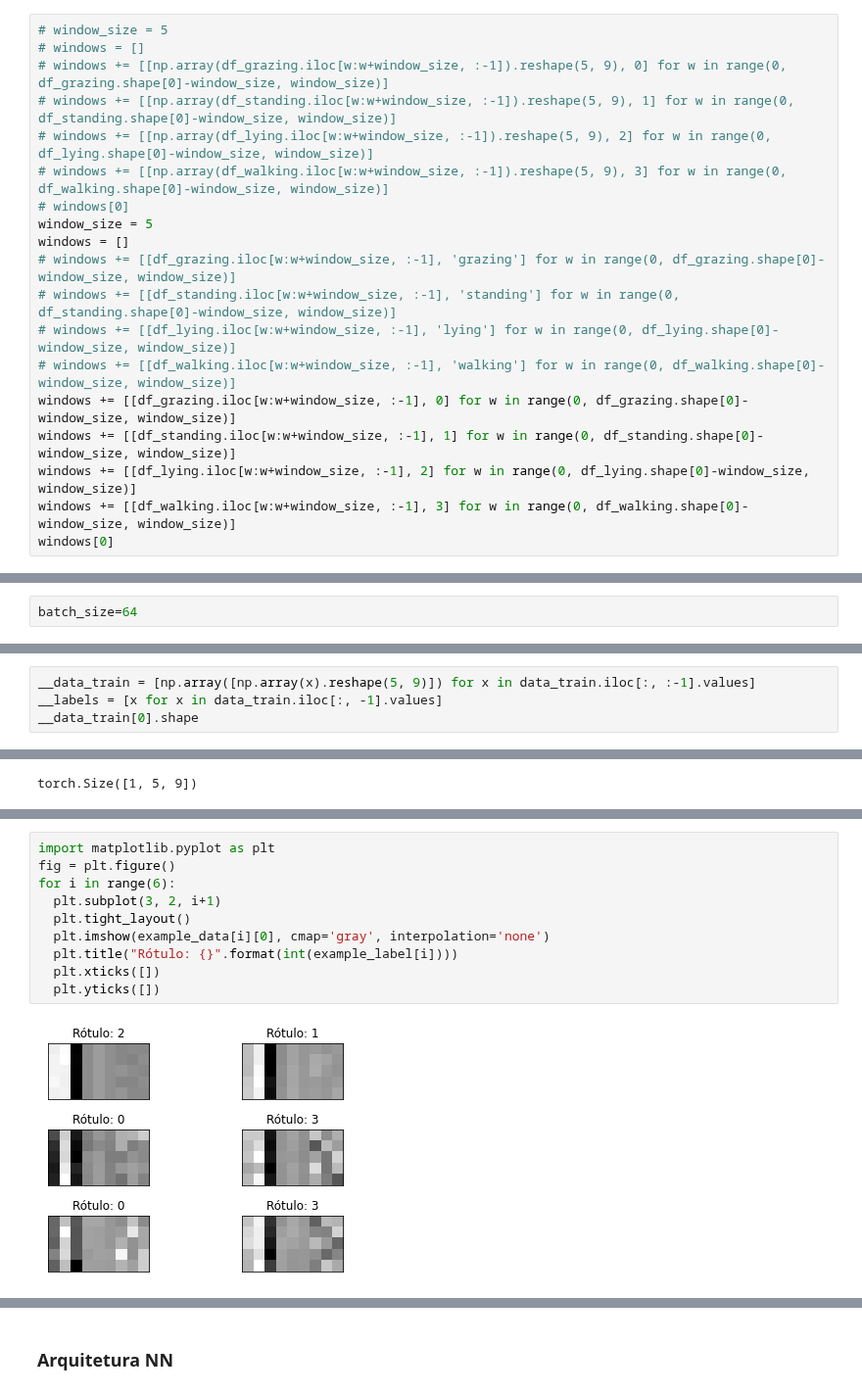
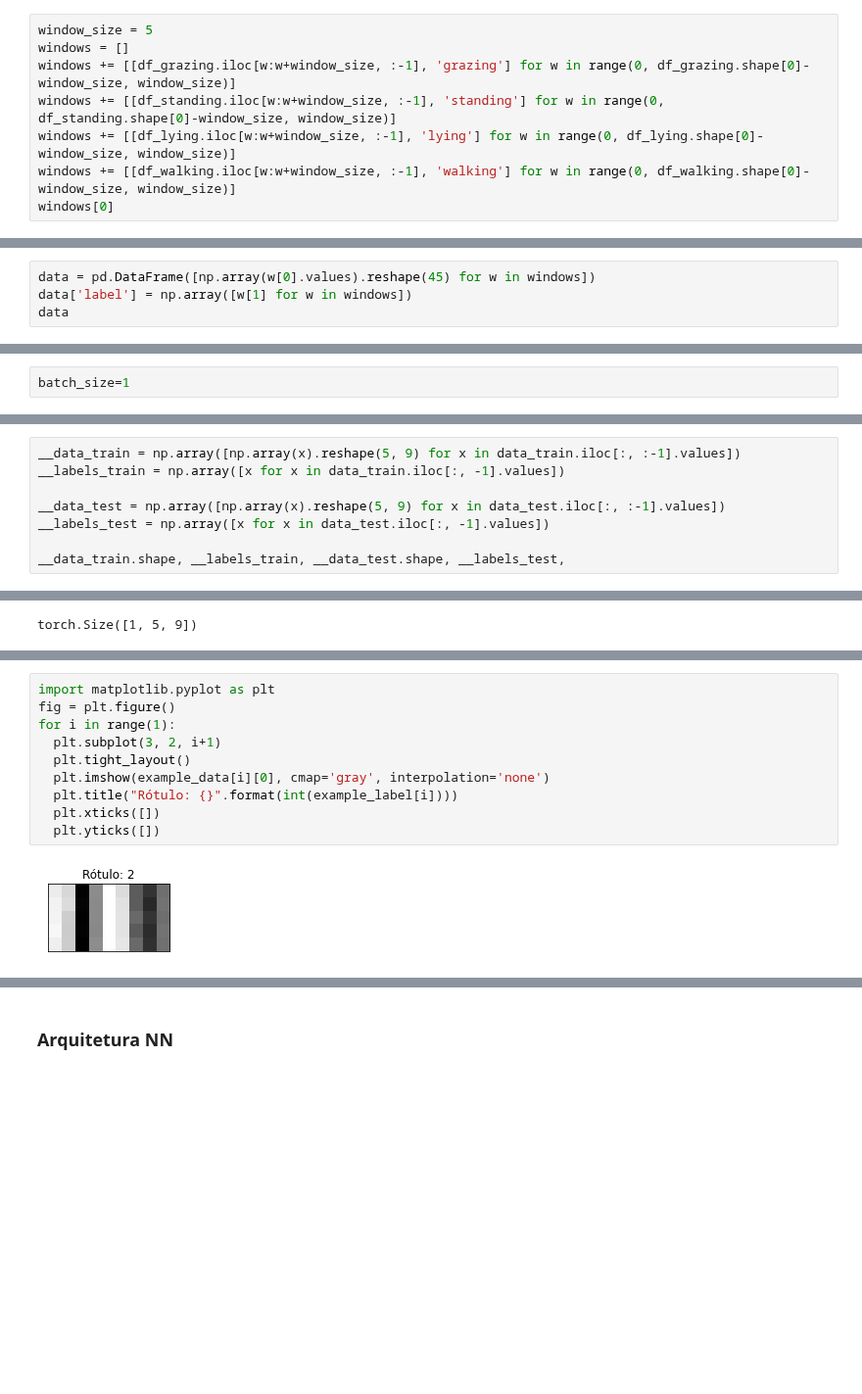
Before and after one commit to andssuu/moncattle, a Jupyter notebook: supervised/notebooks/cnn.ipynb, the cells around one changed output, grey strips where cells are left out. Shown at 98% size. Cells and saved outputs as stored; diff of their text form; blank space fills up the shorter version.

```diff
--- a/supervised/notebooks/cnn.ipynb
+++ b/supervised/notebooks/cnn.ipynb
@@ -103,22 +115,11 @@ df_walking
 # %% [markdown]
 ### Divisão de janelas
 # %%
-# window_size = 5
-# windows = []
-# windows += [[np.array(df_grazing.iloc[w:w+window_size, :-1]).reshape(5, 9), 0] for w in range(0, df_grazing.shape[0]-window_size, window_size)]
-# windows += [[np.array(df_standing.iloc[w:w+window_size, :-1]).reshape(5, 9), 1] for w in range(0, df_standing.shape[0]-window_size, window_size)]
-# windows += [[np.array(df_lying.iloc[w:w+window_size, :-1]).reshape(5, 9), 2] for w in range(0, df_lying.shape[0]-window_size, window_size)]
-# windows += [[np.array(df_walking.iloc[w:w+window_size, :-1]).reshape(5, 9), 3] for w in range(0, df_walking.shape[0]-window_size, window_size)]
-# windows[0]
 window_size = 5
 windows = []
-# windows += [[df_grazing.iloc[w:w+window_size, :-1], 'grazing'] for w in range(0, df_grazing.shape[0]-window_size, window_size)]
-# windows += [[df_standing.iloc[w:w+window_size, :-1], 'standing'] for w in range(0, df_standing.shape[0]-window_size, window_size)]
-# windows += [[df_lying.iloc[w:w+window_size, :-1], 'lying'] for w in range(0, df_lying.shape[0]-window_size, window_size)]
-# windows += [[df_walking.iloc[w:w+window_size, :-1], 'walking'] for w in range(0, df_walking.shape[0]-window_size, window_size)]
-windows += [[df_grazing.iloc[w:w+window_size, :-1], 0] for w in range(0, df_grazing.shape[0]-window_size, window_size)]
-windows += [[df_standing.iloc[w:w+window_size, :-1], 1] for w in range(0, df_standing.shape[0]-window_size, window_size)]
-windows += [[df_lying.iloc[w:w+window_size, :-1], 2] for w in range(0, df_lying.shape[0]-window_size, window_size)]
-windows += [[df_walking.iloc[w:w+window_size, :-1], 3] for w in range(0, df_walking.shape[0]-window_size, window_size)]
+windows += [[df_grazing.iloc[w:w+window_size, :-1], 'grazing'] for w in range(0, df_grazing.shape[0]-window_size, window_size)]
+windows += [[df_standing.iloc[w:w+window_size, :-1], 'standing'] for w in range(0, df_standing.shape[0]-window_size, window_size)]
+windows += [[df_lying.iloc[w:w+window_size, :-1], 'lying'] for w in range(0, df_lying.shape[0]-window_size, window_size)]
+windows += [[df_walking.iloc[w:w+window_size, :-1], 'walking'] for w in range(0, df_walking.shape[0]-window_size, window_size)]
 windows[0]
 # %% [output]
@@ -164,0 +136,4 @@ data
+# %%
+data = pd.DataFrame([np.array(w[0].values).reshape(45) for w in windows])
+data['label'] = np.array([w[1] for w in windows])
+data
@@ -261,11 +325,15 @@ False
 # %% [markdown]
 ### Definição de hiper-parâmetros
 # %%
-batch_size=64
+batch_size=1
 # %% [markdown]
 ### Conversão de tensores
 # %%
-__data_train = [np.array([np.array(x).reshape(5, 9)]) for x in data_train.iloc[:, :-1].values]
-__labels = [x for x in data_train.iloc[:, -1].values]
-__data_train[0].shape
+__data_train = np.array([np.array(x).reshape(5, 9) for x in data_train.iloc[:, :-1].values])
+__labels_train = np.array([x for x in data_train.iloc[:, -1].values])
+
+__data_test = np.array([np.array(x).reshape(5, 9) for x in data_test.iloc[:, :-1].values])
+__labels_test = np.array([x for x in data_test.iloc[:, -1].values])
+
+__data_train.shape, __labels_train, __data_test.shape, __labels_test,
 # %% [output]
@@ -291,15 +359,15 @@ example_data.shape, example_label
 # %%
 import matplotlib.pyplot as plt
 fig = plt.figure()
-for i in range(6):
+for i in range(1):
   plt.subplot(3, 2, i+1)
   plt.tight_layout()
   plt.imshow(example_data[i][0], cmap='gray', interpolation='none')
   plt.title("Rótulo: {}".format(int(example_label[i])))
   plt.xticks([])
   plt.yticks([])
 # %% [output]
-[figure, old version]
+[figure, new version]
 # %%
 def visualize_input(img, ax):
     #img = np.uint8(img)
```
Also changed, not shown: parts of 74 cells of this notebook.
